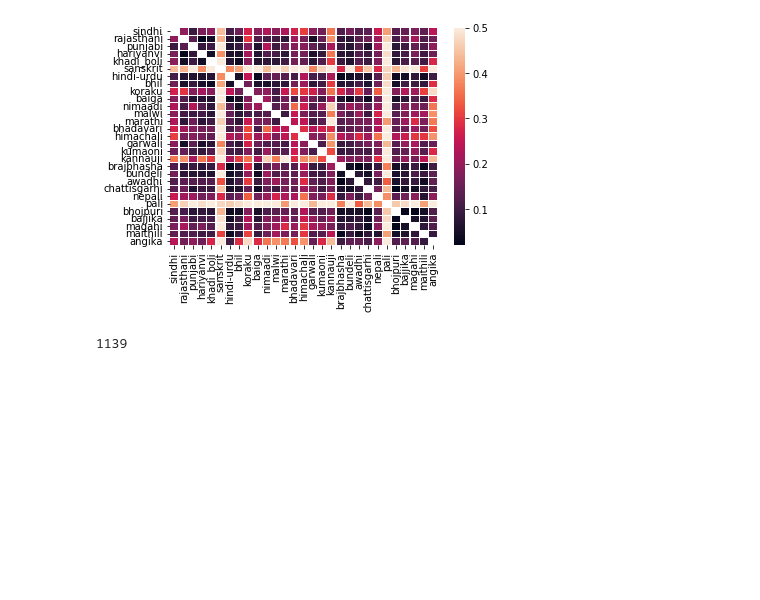
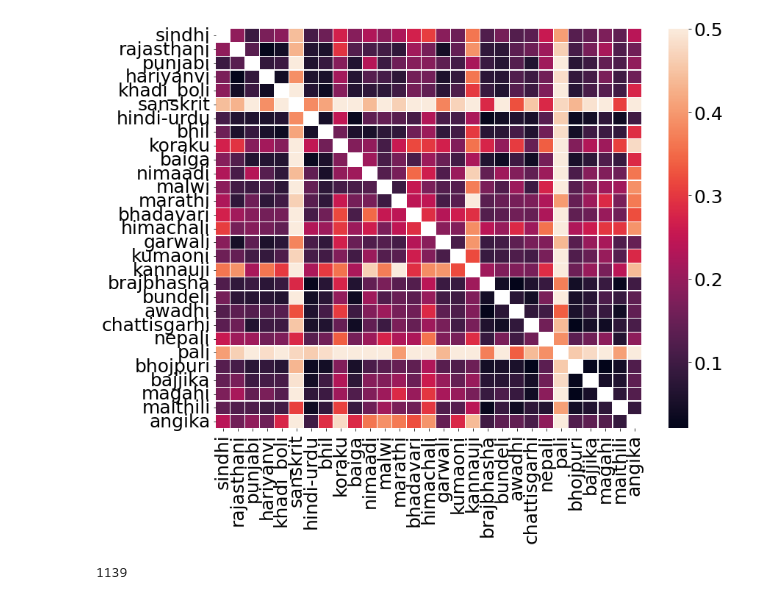
Before and after one commit to niyatibafna/north-indian-dialect-modelling, a Jupyter notebook: stats/calculating_chardist_similarity.ipynb, the cells around one changed output. Drawn from its saved outputs; the diff is of its cells as text; code cells hidden in the pictures; blank space fills up the shorter version.

```diff
--- a/stats/calculating_chardist_similarity.ipynb
+++ b/stats/calculating_chardist_similarity.ipynb
@@ -140,11 +140,16 @@ for i in range(N):
 shared_lex_metrics = np.asarray(shared_lex_metrics)
 max_sim = max(shared_lex_metrics.flatten())
 # %%
+plt.rcParams["figure.figsize"] = (13,10)
+plt.rcParams.update({'font.size': 25})
+
+
 ax = sns.heatmap(shared_lex_metrics, linewidth=0.3, mask = shared_lex_metrics == 0, vmax = 0.5, xticklabels=langs, yticklabels=langs)#, annot=True, annot_kws={"size":6})
 fig = ax.get_figure()
+
 fig.savefig("stats_outputs/all_charlevel_klp.png", bbox_inches = "tight")
 # %% [output]
-[figure, old version]
+[figure, new version]
 # %%
 # investigating subword similarity
 len(set(lang_cgrams[3]["bhadavari"].keys()))
```
Also changed, not shown: 23 other files.
